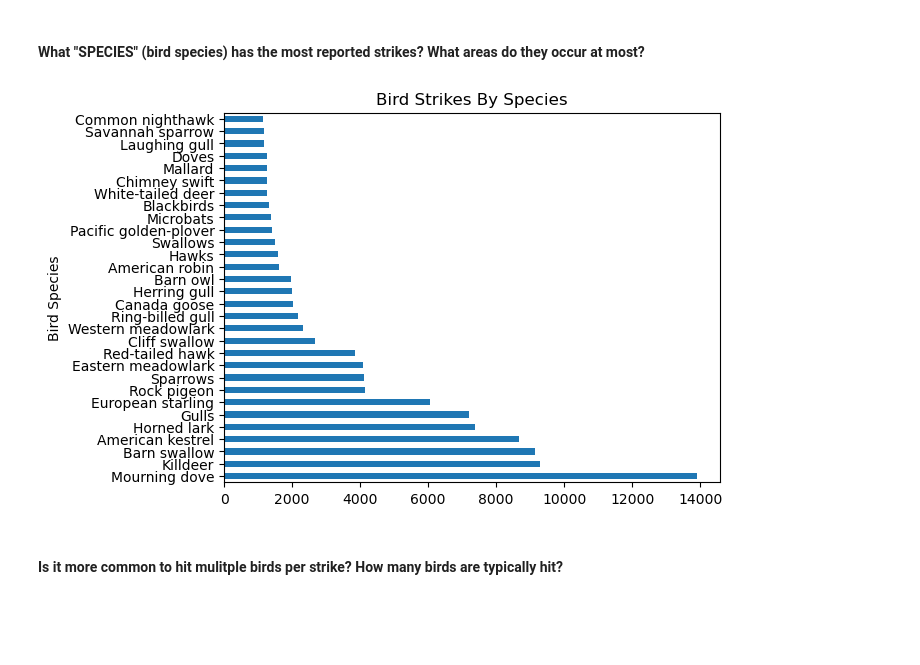
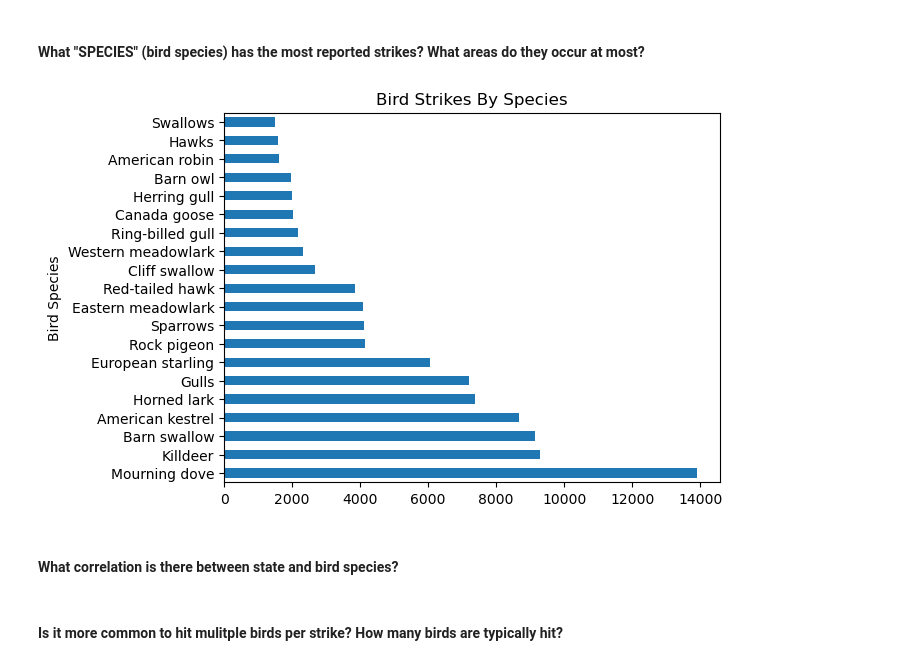
Before and after one commit to Austin-Heard/airplane-wildlife-strikes, a Jupyter notebook: notebooks/explore.ipynb, the cells around one changed output. Drawn from its saved outputs; the diff is of its cells as text; code cells hidden in the pictures; blank space fills up the shorter version.

```diff
--- a/notebooks/explore.ipynb
+++ b/notebooks/explore.ipynb
@@ -235,9 +258,11 @@ Eng 1 and 2 for two engine aircraft
 #### What "SPECIES" (bird species) has the most reported strikes? What areas do they occur at most?
 # %%
 bird_species = acs_db[(acs_db["SPECIES"] != "Unknown bird - small") & (acs_db["SPECIES"] != "Unknown bird - medium") & (acs_db["SPECIES"] != "Unknown bird") & (acs_db["SPECIES"] != "Unknown bird - large")]
-bird_species["SPECIES"].value_counts().sort_values(ascending=False).head(30).plot(kind='barh', title='Bird Strikes By Species', ylabel="Bird Species");
+bird_species["SPECIES"].value_counts().sort_values(ascending=False).head(20).plot(kind='barh', title='Bird Strikes By Species', ylabel="Bird Species");
 # %% [output]
-[figure, old version]
+[figure, new version]
+# %% [markdown]
+#### What correlation is there between state and bird species?
 # %% [markdown]
 #### Is it more common to hit mulitple birds per strike? How many birds are typically hit?
 # %%
```
Also changed, not shown: parts of 7 cells of this notebook, 11 other files.
